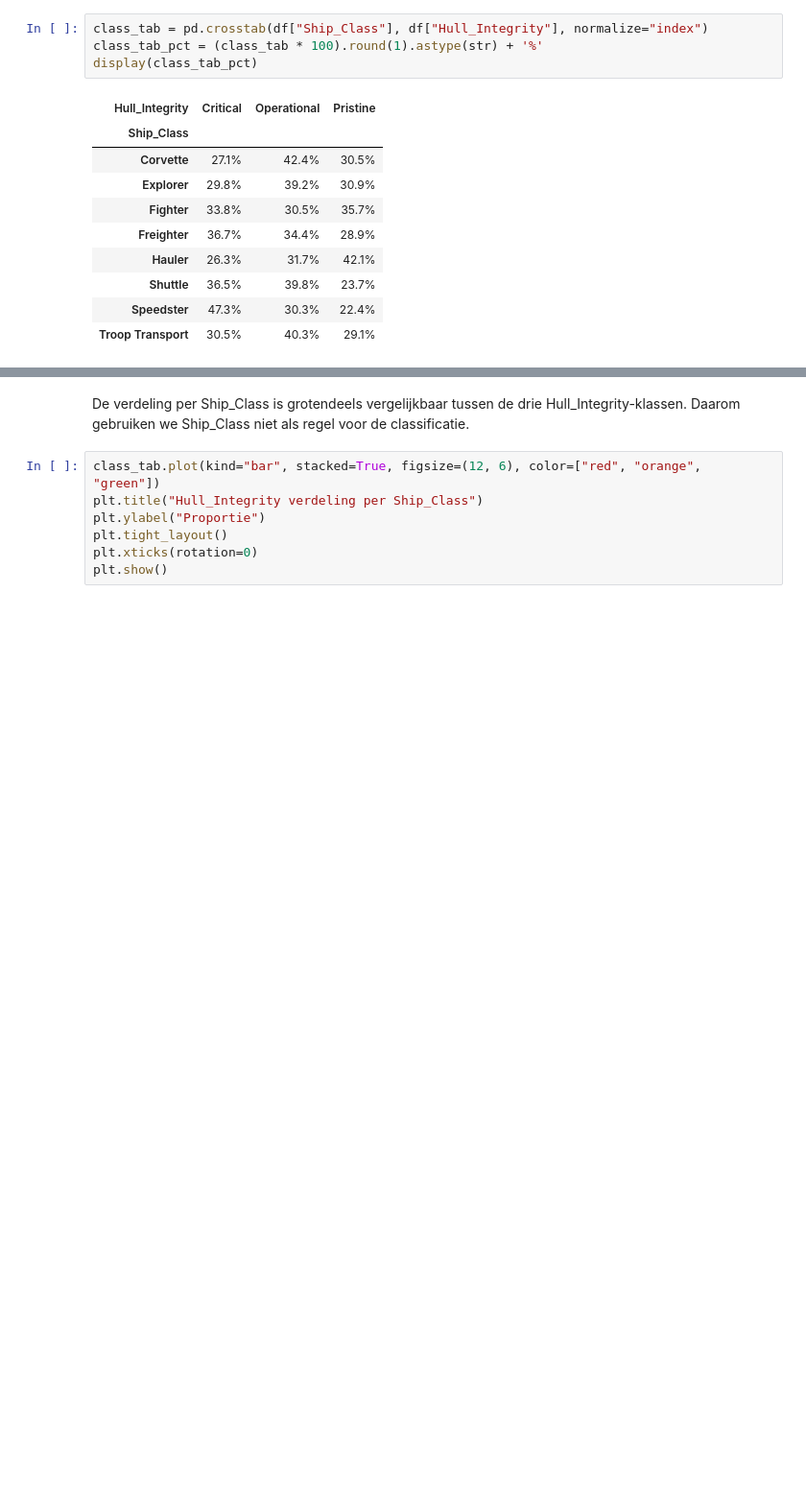
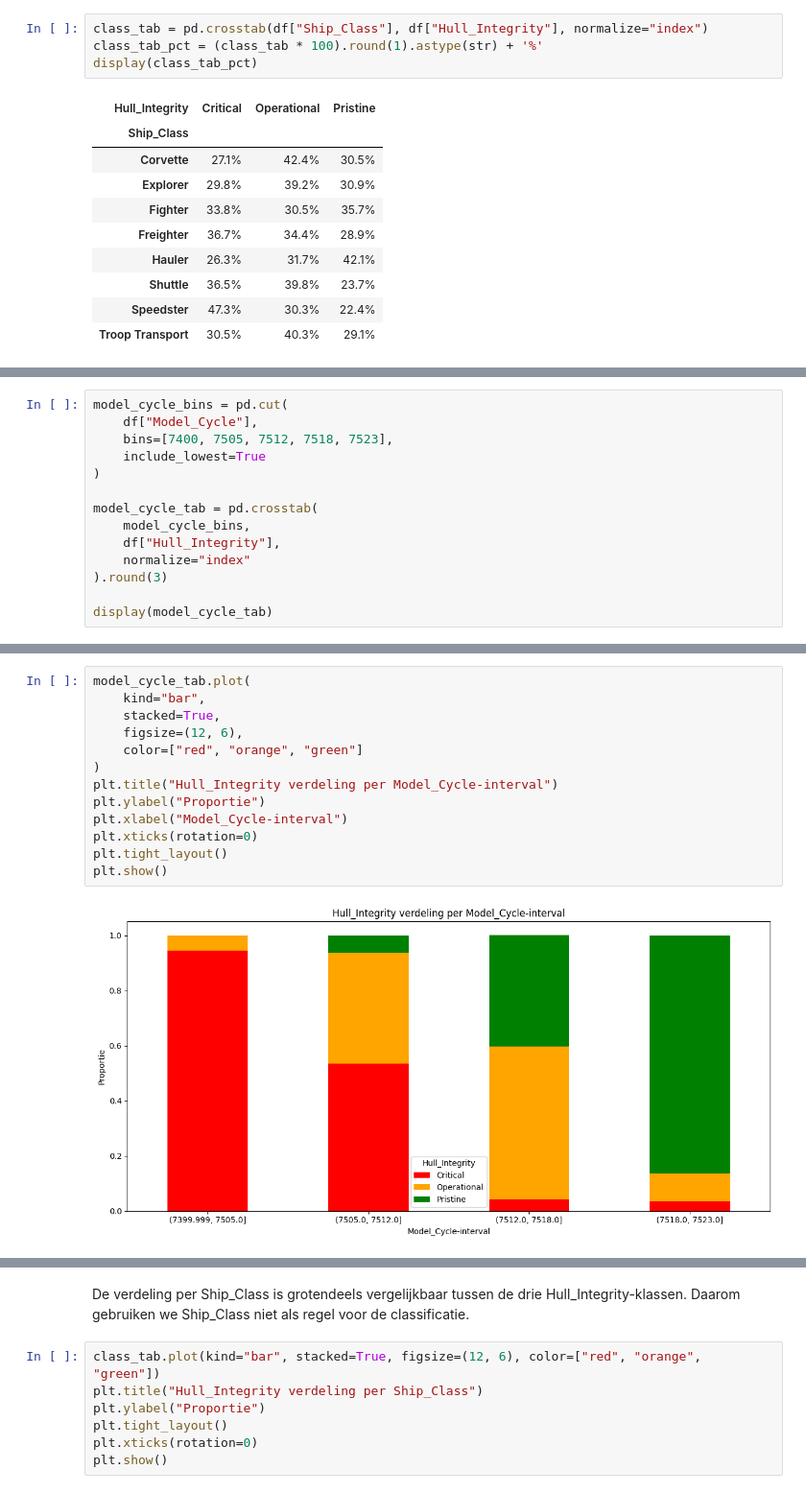
Before and after one commit to AchrafEAE/DDD, a Jupyter notebook: herkansing/iteratie2 herkansing.ipynb, the cells around one changed output, grey strips where cells are left out. Shown at 96% size. Saved outputs shown, nothing was run; the diff lists cells and outputs as text; blank space fills up the shorter version.

```diff
--- a/herkansing/iteratie2 herkansing.ipynb
+++ b/herkansing/iteratie2 herkansing.ipynb
@@ -355,0 +381,14 @@ display(class_tab_pct)
+# %%
+model_cycle_bins = pd.cut(
+    df["Model_Cycle"],
+    bins=[7400, 7505, 7512, 7518, 7523],
+    include_lowest=True
+)
+
+model_cycle_tab = pd.crosstab(
+    model_cycle_bins,
+    df["Hull_Integrity"],
+    normalize="index"
+).round(3)
+
+display(model_cycle_tab)
@@ -355,0 +402,15 @@ display(class_tab_pct)
+# %%
+model_cycle_tab.plot(
+    kind="bar",
+    stacked=True,
+    figsize=(12, 6),
+    color=["red", "orange", "green"]
+)
+plt.title("Hull_Integrity verdeling per Model_Cycle-interval")
+plt.ylabel("Proportie")
+plt.xlabel("Model_Cycle-interval")
+plt.xticks(rotation=0)
+plt.tight_layout()
+plt.show()
+# %% [output]
+[figure, added]
```
Also changed, not shown: parts of 16 cells of this notebook, 1 other file.
